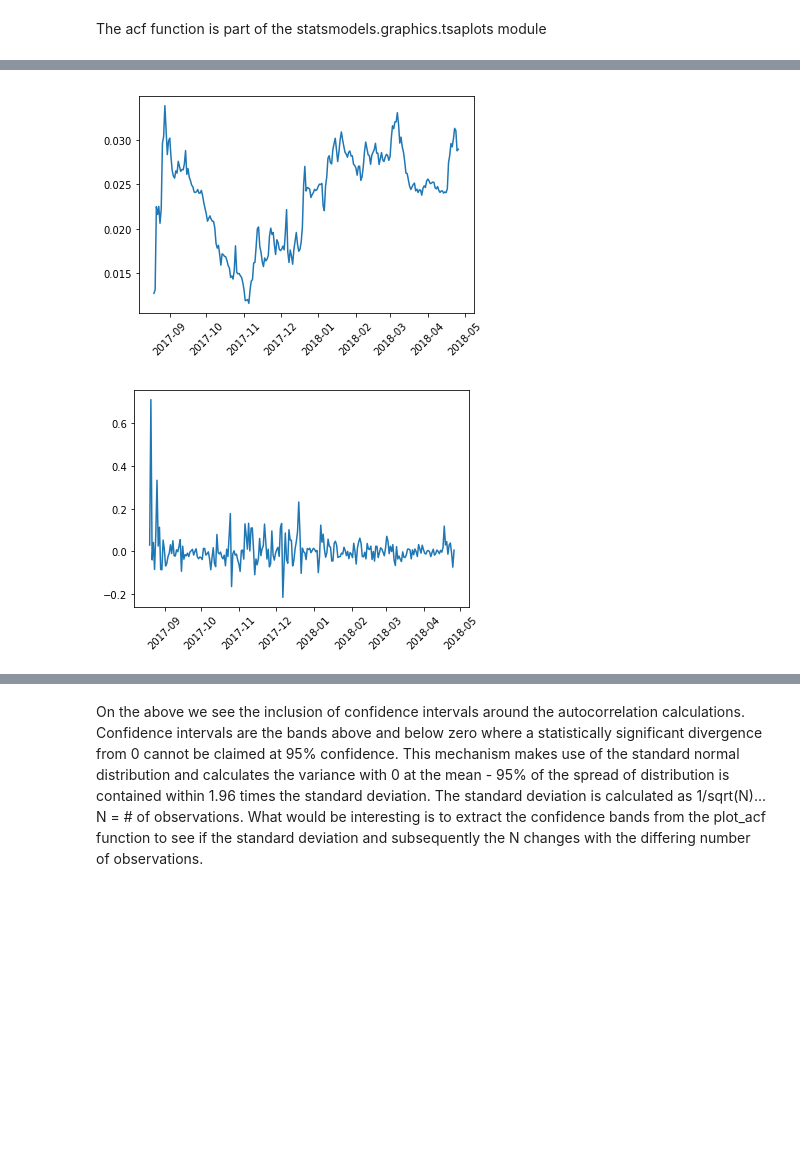
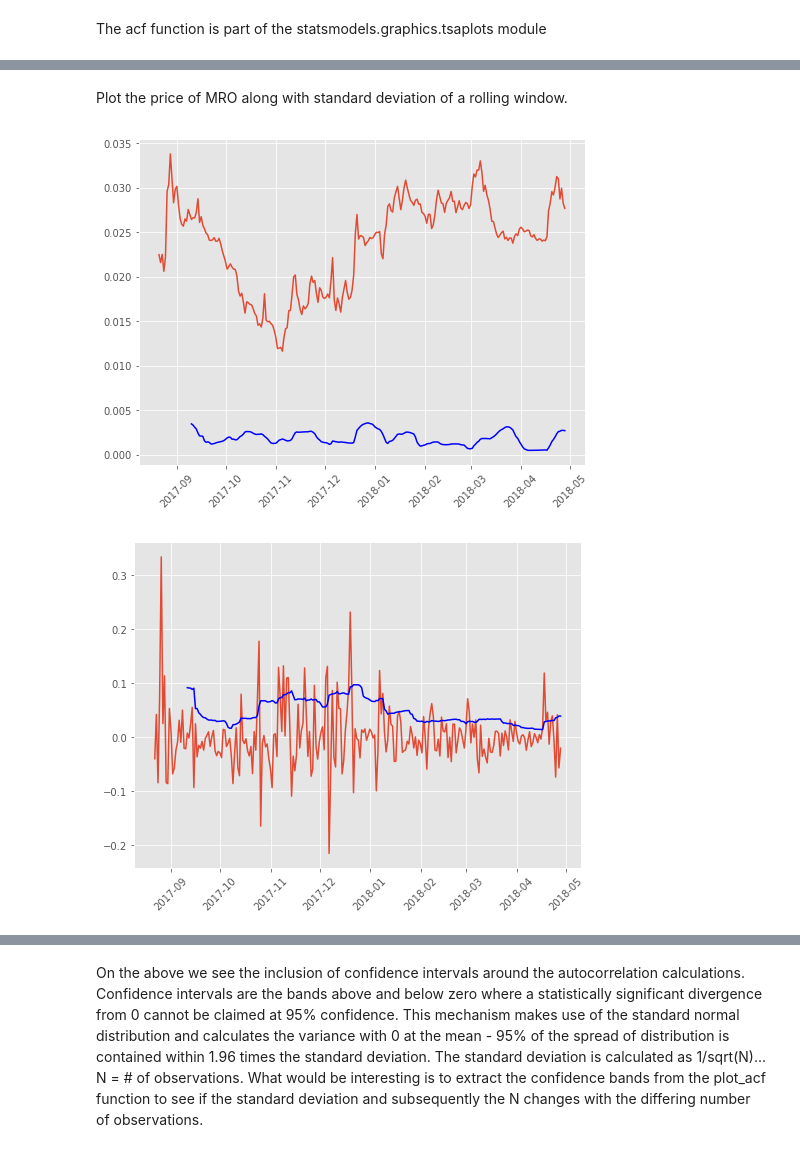
Before and after one commit to calleja/timeSeries, a Jupyter notebook: time_series_crypto_vol_vars.ipynb, the cells around one changed output, grey strips where cells are left out. Saved outputs shown, nothing was run; the diff lists cells and outputs as text; code cells hidden in the pictures; blank space fills up the shorter version.

```diff
--- a/time_series_crypto_vol_vars.ipynb
+++ b/time_series_crypto_vol_vars.ipynb
@@ -8,9 +8,13 @@ from statsmodels.graphics.tsaplots import plot_acf
 import math
 import numpy as np
 import seaborn as sbs
+from sklearn import preprocessing
 from sklearn.metrics import mean_squared_error, r2_score, mean_absolute_error
+from keras.models import Sequential
+from keras.layers import Dense
+from keras.layers import LSTM
 
 %matplotlib inline
 
-plt.rcParams['figure.figsize']=(20,10)
+plt.rcParams['figure.figsize']=(8,6)
 plt.style.use('ggplot')
@@ -147,0 +146,5 @@ print(autocorrelation)
+# %%
+var_df['returns']=var_df['mid'].pct_change()
+var_df['ln_diff']=var_df['mid_ln'].diff()
+var_df['std_price']=var_df['mid'].rolling(window=21).std()
+var_df['std_returns']= var_df['returns'].rolling(window=21).std()
@@ -160,19 +171,23 @@ var_df.head()
+# %% [markdown]
+Plot the price of MRO along with standard deviation of a rolling window.
 # %%
 plt.close()
+plt.plot(var_df['std_price'],color='blue')
 plt.plot(var_df['mid'])
 #plt.xticks(mro_df['returns'].index.values)
 plt.xticks(rotation=45)
 plt.show()
 # %% [output]
-[figure, old version]
+[figure, new version]
 # %%
 plt.close()
 plt.plot(var_df['returns'])
+plt.plot(var_df['std_returns'],color='blue')
 #plt.xticks(mro_df['returns'].index.values)
 plt.xticks(rotation=45)
 plt.show()
 # %% [output]
-[figure, old version]
+[figure, new version]
 # %%
 plot_acf(var_df['returns'][1:],lags=20,alpha=.05)
 plt.title('Autocorrelation on daily returns - midpoint of the day as unit')
```
Also changed, not shown: parts of 45 cells of this notebook, 2 other files.
